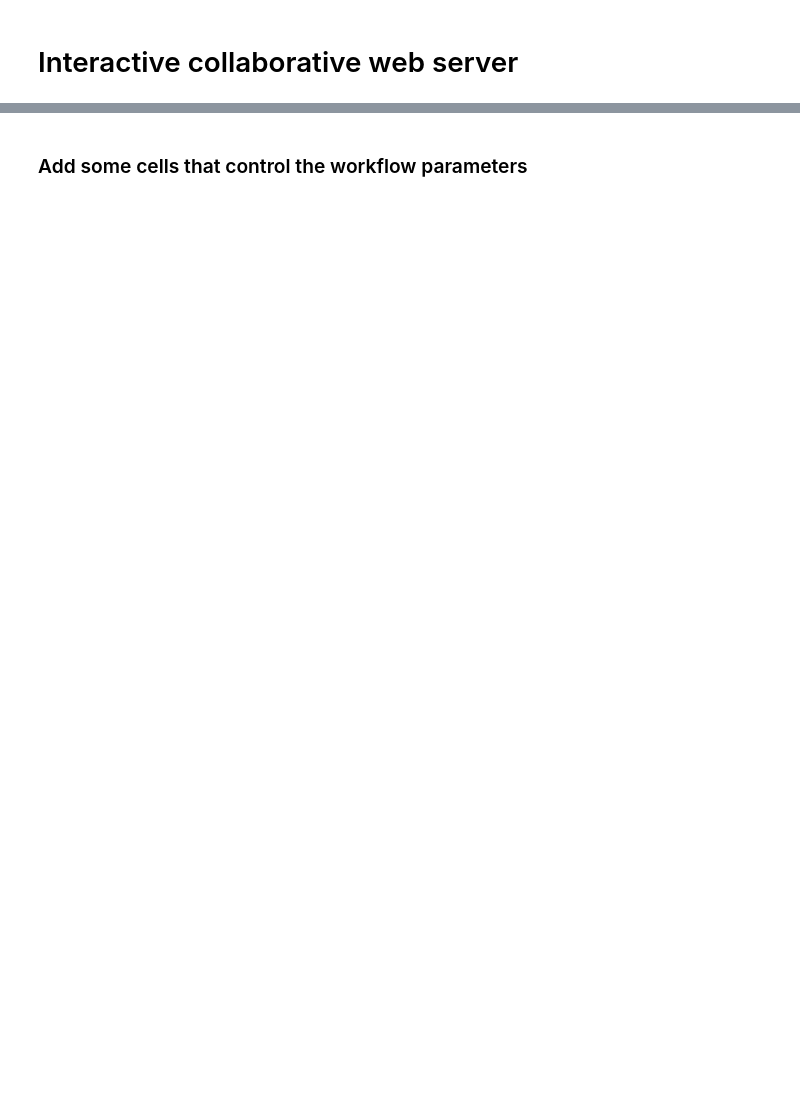
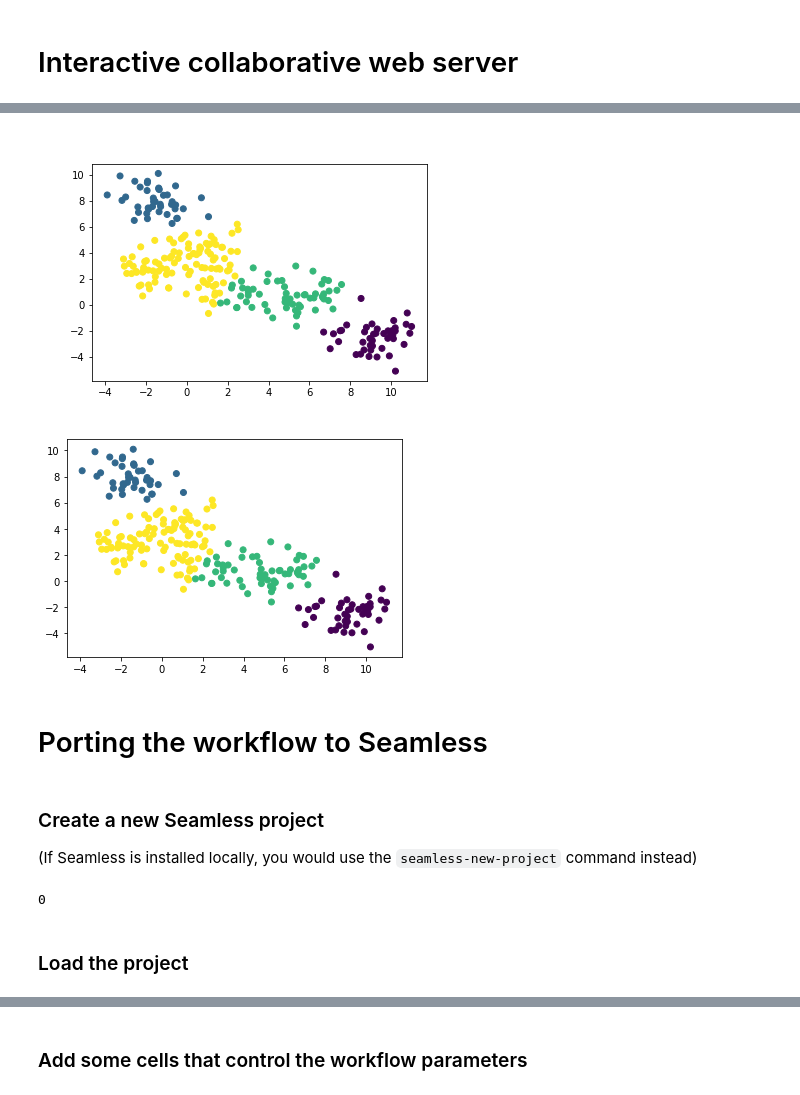
Before and after one commit to sjdv1982/seamless, a Jupyter notebook: examples/webserver-example/webserver.ipynb, the cells around one changed output, grey strips where cells are left out. Cells and saved outputs as stored; diff of their text form; code cells hidden in the pictures; blank space fills up the shorter version.

Commit message:
overhauled webserver example

```diff
--- a/examples/webserver-example/webserver.ipynb
+++ b/examples/webserver-example/webserver.ipynb
@@ -132,0 +117,33 @@ Status: OK Exception: None
+# %%
+def get_clustering(dataset, k):
+    from sklearn.cluster import KMeans
+    clustering = KMeans(n_clusters=k).fit_predict(dataset)
+    return clustering
+# %%
+k = 4
+clustering = get_clustering(dataset, k)
+plot = plot_dataset(dataset, clustering)
+Image(plot)
+# %% [output]
+[figure, added]
+[figure, added]
+# %% [markdown]
+# Porting the workflow to Seamless
+# %% [markdown]
+### Create a new Seamless project
+(If Seamless is installed locally, you would use the `seamless-new-project` command instead)
+# %%
+import os
+if not os.path.exists("web/"):
+    os.system("python3 ~/seamless-scripts/new-project.py webserver-example")
+else:
+    # To avoid merge conflicts, remove all existing customized web content
+    os.system("rm -f web/webform.json web/index.html web/index.js web/*CONFLICT.*")
+
+# new-project.py will generate a default Notebook for the project. Link it to the current notebook instead
+os.system("rm -f webserver-example.ipynb")
+os.system("ln -s webserver.ipynb webserver-example.ipynb")
+# %% [output]
+0
+# %% [markdown]
+### Load the project
```
Also changed, not shown: parts of 53 cells of this notebook, 1 other file.
